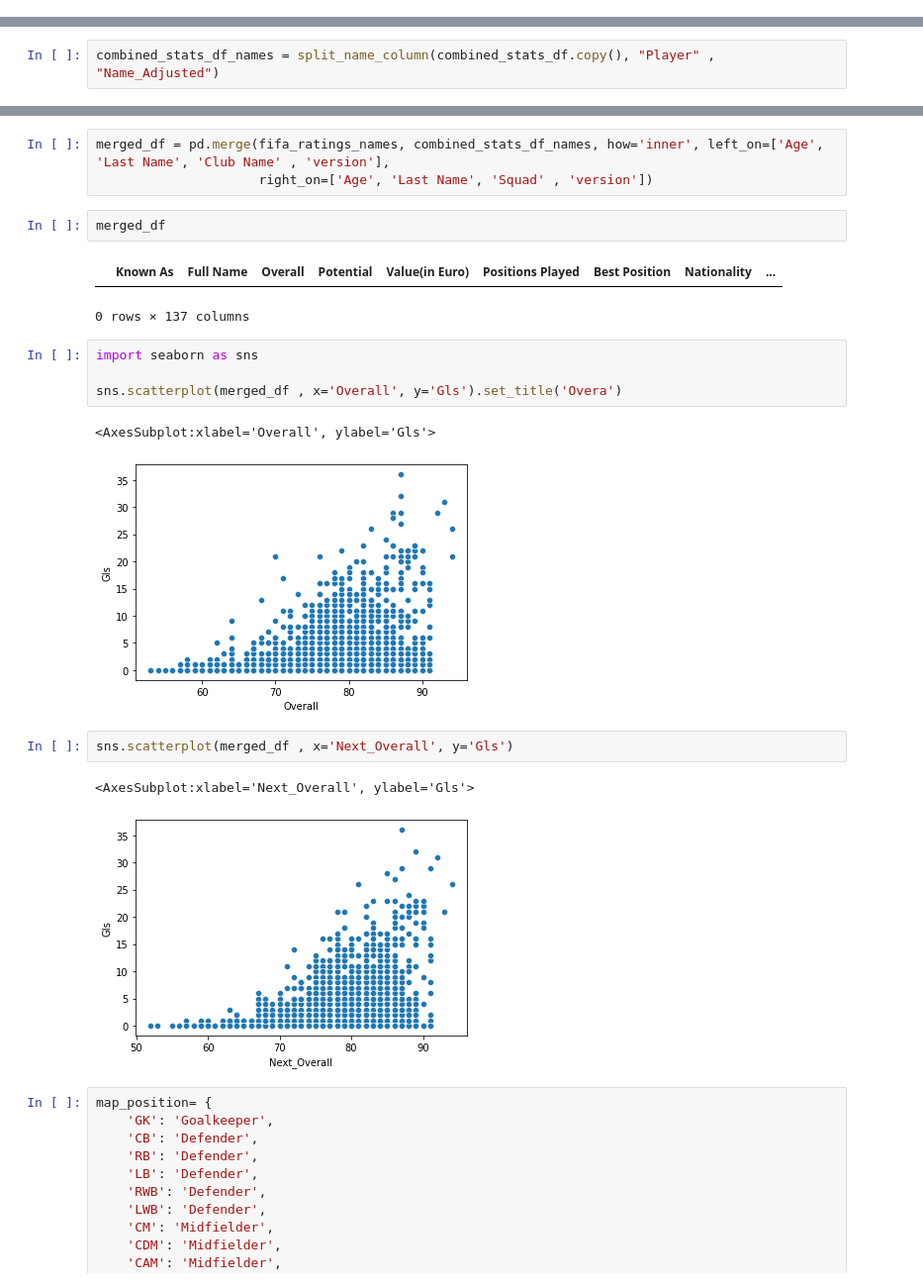
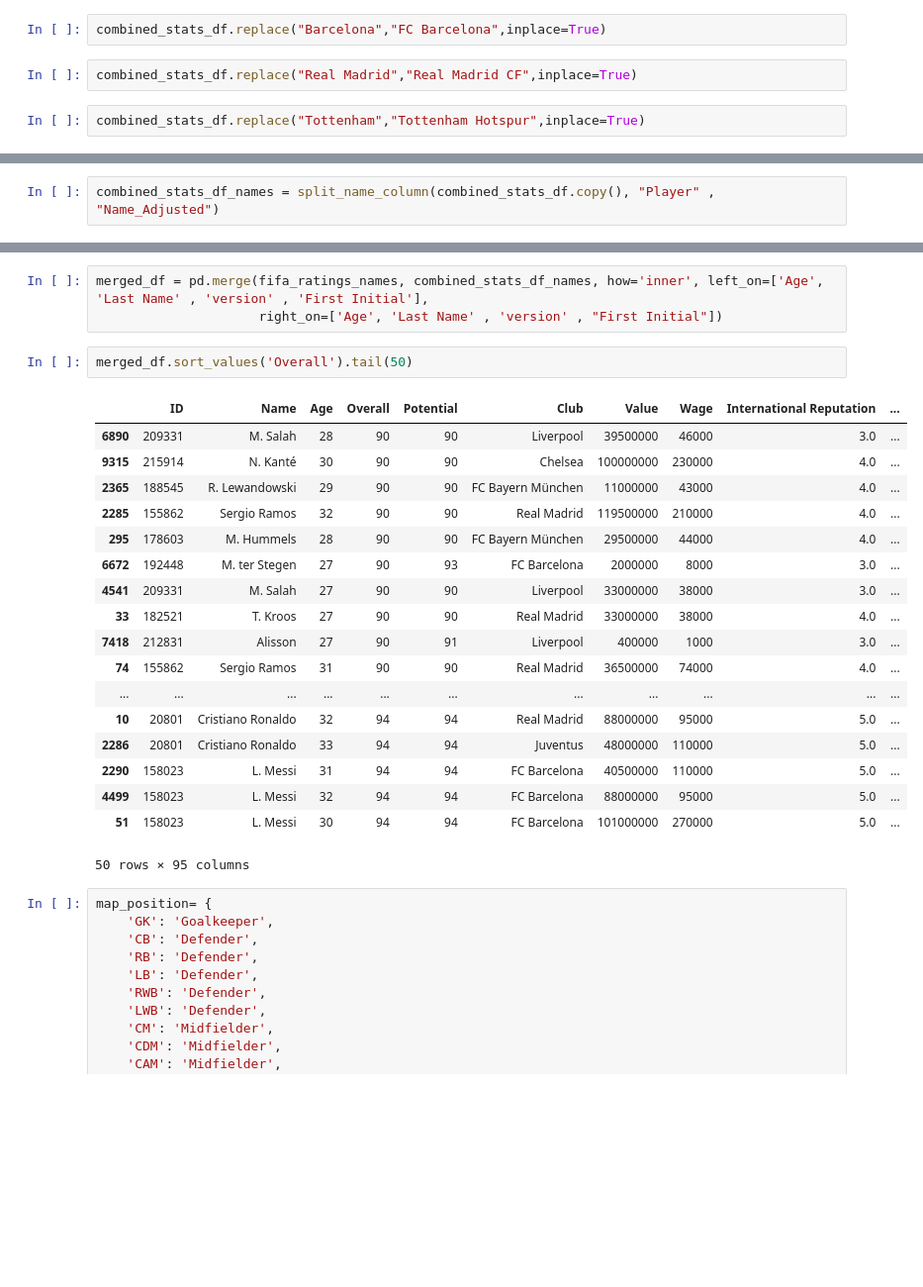
Before and after one commit to Roialfassi/predicting-future-grades-fifa, a Jupyter notebook: PreProcessWithRealStats.ipynb, the cells around one changed output, grey strips where cells are left out. Shown at 99% size. Saved outputs shown, nothing was run; the diff lists cells and outputs as text; blank space fills up the shorter version.

```diff
--- a/PreProcessWithRealStats.ipynb
+++ b/PreProcessWithRealStats.ipynb
@@ -140,3 +142,9 @@ combined_stats_df
+# %%
+combined_stats_df.replace("Barcelona","FC Barcelona",inplace=True)
+# %%
+combined_stats_df.replace("Real Madrid","Real Madrid CF",inplace=True)
+# %%
+combined_stats_df.replace("Tottenham","Tottenham Hotspur",inplace=True)
 # %% [markdown]
 ## Adjust Names Stats
 # %%
@@ -160,23 +168,27 @@ combined_stats_df_names
 # %%
-merged_df = pd.merge(fifa_ratings_names, combined_stats_df_names, how='inner', left_on=['Age', 'Last Name', 'Club Name' , 'version'],
-                     right_on=['Age', 'Last Name', 'Squad' , 'version'])
+merged_df = pd.merge(fifa_ratings_names, combined_stats_df_names, how='inner', left_on=['Age', 'Last Name' , 'version' , 'First Initial'],
+                     right_on=['Age', 'Last Name' , 'version' , "First Initial"])
 # %%
-merged_df
+merged_df.sort_values('Overall').tail(50)
 # %% [output]
-|  | Known As | Full Name | Overall | Potential | Value(in Euro) | Positions Played | Best Position | Nationality | ... |
+|  | ID | Name | Age | Overall | Potential | Club | Value | Wage | International Reputation | ... |
+| 6890 | 209331 | M. Salah | 28 | 90 | 90 | Liverpool | 39500000 | 46000 | 3.0 | ... |
+| 9315 | 215914 | N. Kanté | 30 | 90 | 90 | Chelsea | 100000000 | 230000 | 4.0 | ... |
+| 2365 | 188545 | R. Lewandowski | 29 | 90 | 90 | FC Bayern München | 11000000 | 43000 | 4.0 | ... |
+| 2285 | 155862 | Sergio Ramos | 32 | 90 | 90 | Real Madrid | 119500000 | 210000 | 4.0 | ... |
+| 295 | 178603 | M. Hummels | 28 | 90 | 90 | FC Bayern München | 29500000 | 44000 | 4.0 | ... |
+| 6672 | 192448 | M. ter Stegen | 27 | 90 | 93 | FC Barcelona | 2000000 | 8000 | 3.0 | ... |
+| 4541 | 209331 | M. Salah | 27 | 90 | 90 | Liverpool | 33000000 | 38000 | 3.0 | ... |
+| 33 | 182521 | T. Kroos | 27 | 90 | 90 | Real Madrid | 33000000 | 38000 | 4.0 | ... |
+| 7418 | 212831 | Alisson | 27 | 90 | 91 | Liverpool | 400000 | 1000 | 3.0 | ... |
+| 74 | 155862 | Sergio Ramos | 31 | 90 | 90 | Real Madrid | 36500000 | 74000 | 4.0 | ... |
+| ... | ... | ... | ... | ... | ... | ... | ... | ... | ... | ... |
+| 10 | 20801 | Cristiano Ronaldo | 32 | 94 | 94 | Real Madrid | 88000000 | 95000 | 5.0 | ... |
+| 2286 | 20801 | Cristiano Ronaldo | 33 | 94 | 94 | Juventus | 48000000 | 110000 | 5.0 | ... |
+| 2290 | 158023 | L. Messi | 31 | 94 | 94 | FC Barcelona | 40500000 | 110000 | 5.0 | ... |
+| 4499 | 158023 | L. Messi | 32 | 94 | 94 | FC Barcelona | 88000000 | 95000 | 5.0 | ... |
+| 51 | 158023 | L. Messi | 30 | 94 | 94 | FC Barcelona | 101000000 | 270000 | 5.0 | ... |
-0 rows × 137 columns
+50 rows × 95 columns
-# %%
-import seaborn as sns
-
-sns.scatterplot(merged_df , x='Overall', y='Gls').set_title('Overa')
-# %% [output]
-<AxesSubplot:xlabel='Overall', ylabel='Gls'>
-[figure, removed]
-# %%
-sns.scatterplot(merged_df , x='Next_Overall', y='Gls')
-# %% [output]
-<AxesSubplot:xlabel='Next_Overall', ylabel='Gls'>
-[figure, removed]
 # %%
 map_position= {
     'GK': 'Goalkeeper',
```
Also changed, not shown: parts of 30 cells of this notebook, 13 other files.
